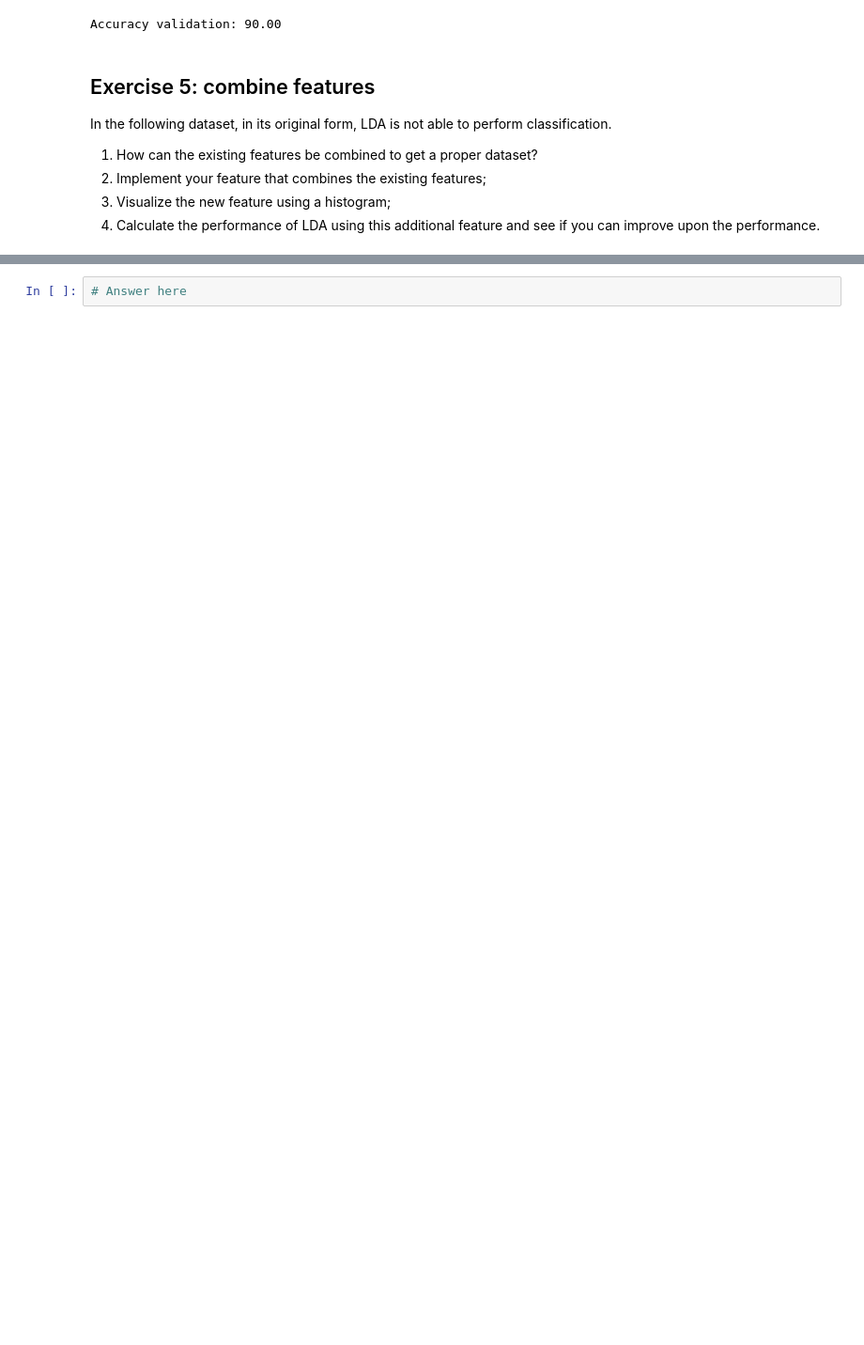
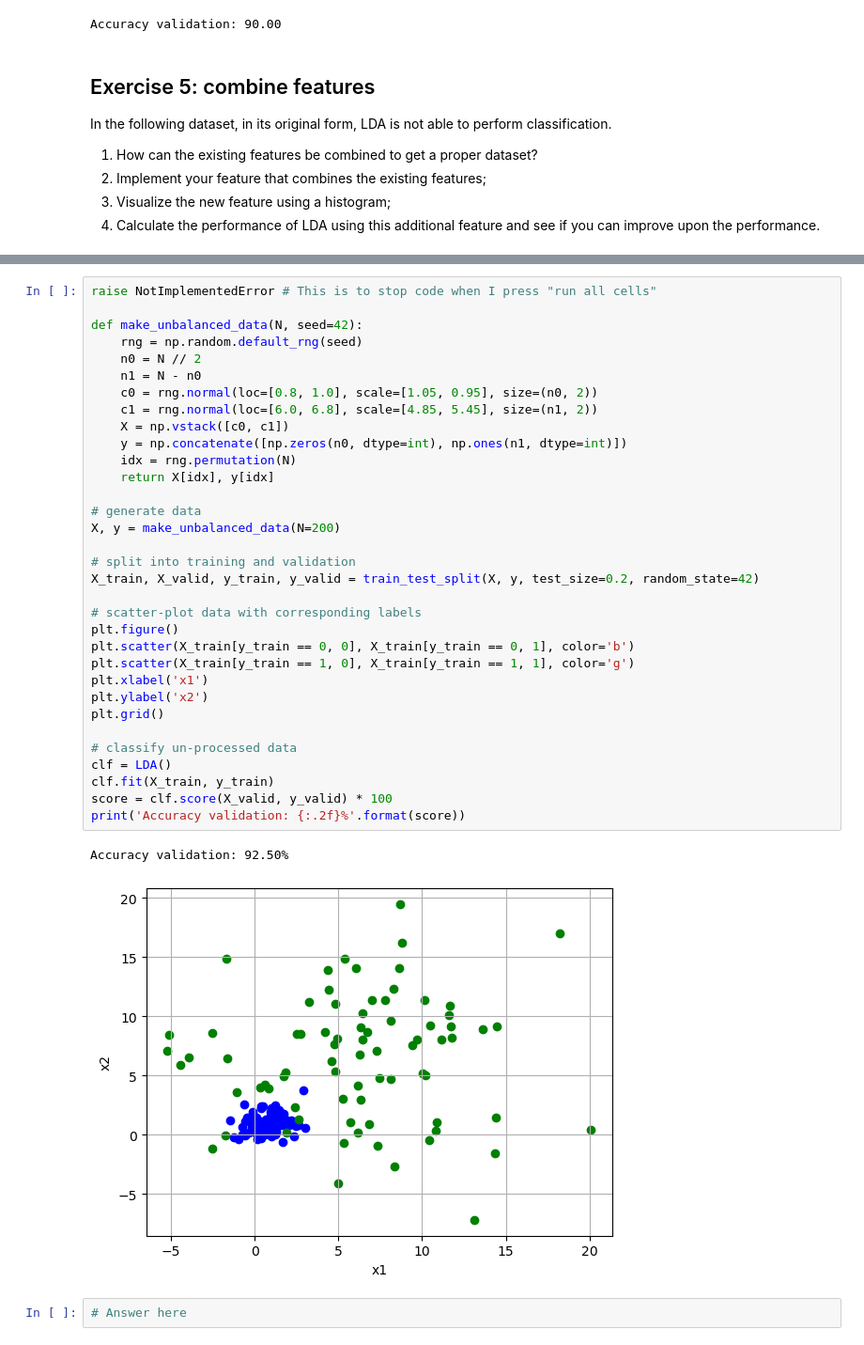
Before and after one commit to Immo-o/BCI-git, a Jupyter notebook: assignment-2/assignment_02_lda.ipynb, the cells around one changed output, grey strips where cells are left out. Shown at 94% size. Cells and saved outputs as stored; diff of their text form; blank space fills up the shorter version.

```diff
--- a/assignment-2/assignment_02_lda.ipynb
+++ b/assignment-2/assignment_02_lda.ipynb
@@ -203,2 +248,38 @@ print('Accuracy validation: {:.2f}%'.format(score))
+# %%
+raise NotImplementedError # This is to stop code when I press "run all cells"
+
+def make_unbalanced_data(N, seed=42):
+    rng = np.random.default_rng(seed)
+    n0 = N // 2
+    n1 = N - n0
+    c0 = rng.normal(loc=[0.8, 1.0], scale=[1.05, 0.95], size=(n0, 2))
+    c1 = rng.normal(loc=[6.0, 6.8], scale=[4.85, 5.45], size=(n1, 2))
+    X = np.vstack([c0, c1])
+    y = np.concatenate([np.zeros(n0, dtype=int), np.ones(n1, dtype=int)])
+    idx = rng.permutation(N)
+    return X[idx], y[idx]
+
+# generate data
+X, y = make_unbalanced_data(N=200)
+
+# split into training and validation
+X_train, X_valid, y_train, y_valid = train_test_split(X, y, test_size=0.2, random_state=42)
+
+# scatter-plot data with corresponding labels
+plt.figure()
+plt.scatter(X_train[y_train == 0, 0], X_train[y_train == 0, 1], color='b')
+plt.scatter(X_train[y_train == 1, 0], X_train[y_train == 1, 1], color='g')
+plt.xlabel('x1')
+plt.ylabel('x2')
+plt.grid()
+
+# classify un-processed data
+clf = LDA()
+clf.fit(X_train, y_train)
+score = clf.score(X_valid, y_valid) * 100
+print('Accuracy validation: {:.2f}%'.format(score))
+# %% [output]
+Accuracy validation: 92.50%
+[figure, added]
 # %%
 # Answer here
```
Also changed, not shown: parts of 11 cells of this notebook.
